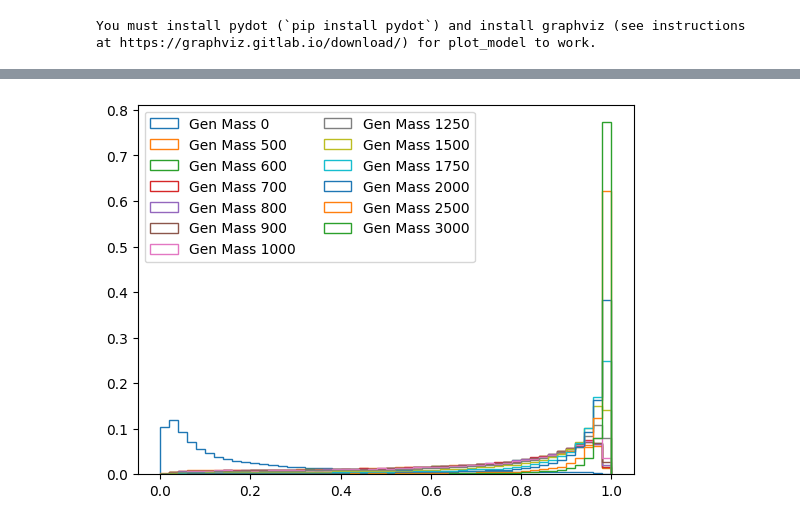
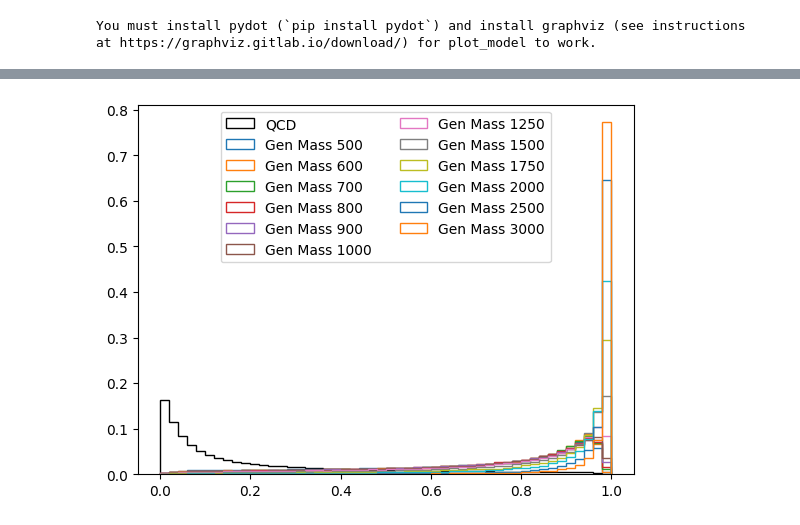
Before and after one commit to wang-hui/DiJet_ML, a Jupyter notebook: SigBG_CNN.ipynb, the cells around one changed output, grey strips where cells are left out. Cells and saved outputs as stored; diff of their text form; code cells hidden in the pictures.

```diff
--- a/SigBG_CNN.ipynb
+++ b/SigBG_CNN.ipynb
@@ -74,7 +69,7 @@ Mem0 = psutil.virtual_memory().available
 TrainingDF = None
 TestingDF = None
 with Pool(processes=6) as pool:
-    DFarray = pool.map(make_training_and_testing_pd, ShuffMasses)
+    DFarray = pool.map(make_training_and_testing_pd, Masses)
     TrainingDF =pd.concat([row[0] for row in DFarray], ignore_index=True)
     TestingDF = pd.concat([row[1] for row in DFarray], ignore_index=True)
 
@@ -136,3 +131,6 @@ P3high_dR         float64
 P3low_dR          float64
 Truth               int64
 dtype: object
+# %%
+TrainingDF = TrainingDF.sample(frac = 1)
+TrainingDF
@@ -199,7 +211,7 @@ print(TestingInputs.shape)
 (2400000,)
 (1200000, 15)
 # %%
-NotebookName = "SigBG_CNN"
+NotebookName = "SigBG_CNN_more"
 ResultsDir = "results_temp/results_" + NotebookName + "/"
 if not os.path.exists(ResultsDir):
     os.makedirs(ResultsDir)
@@ -380,10 +352,17 @@ TestingDF
 # %%
 for Mass in Masses:
     TestingDF_temp = TestingDF.loc[TestingDF["Mass"] == Mass]
 
-    plt.hist(TestingDF_temp["PredSigProb"], bins = 50, range = [0, 1], histtype = "step",
-             weights = np.array([1.0/len(TestingDF_temp.index)] * len(TestingDF_temp.index)),
-             label = "Gen Mass " + str(Mass))
-    plt.legend(ncol=2, loc="upper left")
+    if Mass == 0:
+        plt.hist(TestingDF_temp["PredSigProb"], bins = 50, range = [0, 1], histtype = "step",
+                 weights = np.array([1.0/len(TestingDF_temp.index)] * len(TestingDF_temp.index)),
+                 label = "QCD", color="k")
+    else:
+        plt.hist(TestingDF_temp["PredSigProb"], bins = 50, range = [0, 1], histtype = "step",
+                 weights = np.array([1.0/len(TestingDF_temp.index)] * len(TestingDF_temp.index)),
+                 label = "Gen Mass " + str(Mass))
+    plt.legend(ncol=2, loc="upper center")
+
+plt.savefig(ResultsDir + "Pred_Signal_Prob.png")
 # %% [output]
-[figure, old version]
+[figure, new version]
```
Also changed, not shown: parts of 23 cells of this notebook, 3 other files.
